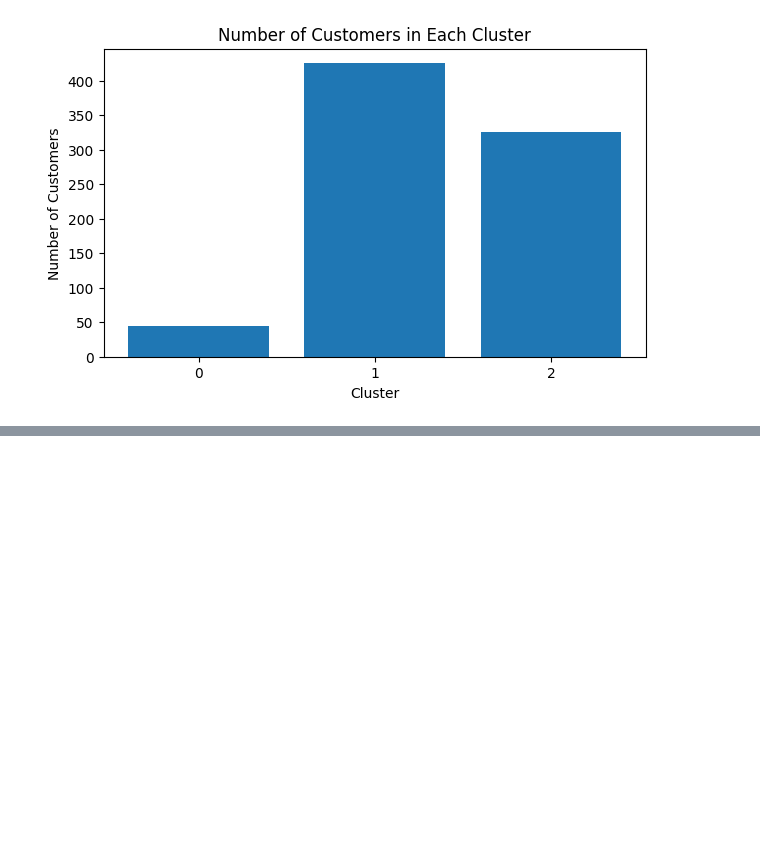
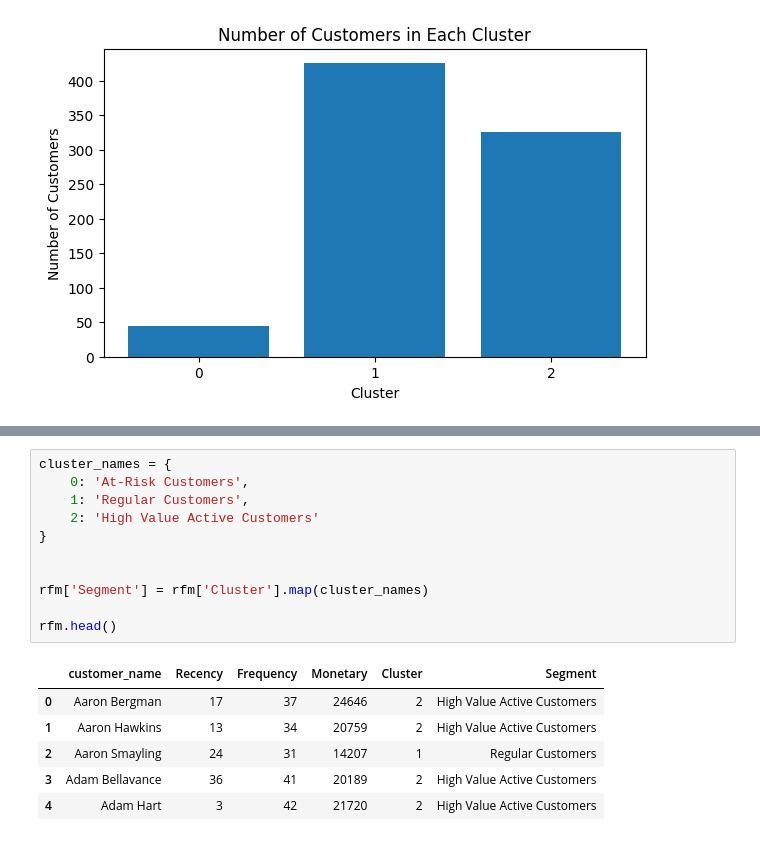
Before and after one commit to Wasimul2023/Superstore_sales_Analysis, a Jupyter notebook: Superstore_Sales_Analysis.ipynb, the cells around one changed output, grey strips where cells are left out. Cells and saved outputs as stored; diff of their text form; blank space fills up the shorter version.

```diff
--- a/Superstore_Sales_Analysis.ipynb
+++ b/Superstore_Sales_Analysis.ipynb
@@ -715,0 +794,18 @@ plt.show()
+# %%
+cluster_names = {
+    0: 'At-Risk Customers',
+    1: 'Regular Customers',
+    2: 'High Value Active Customers'
+}
+
+
+rfm['Segment'] = rfm['Cluster'].map(cluster_names)
+
+rfm.head()
+# %% [output]
+|  | customer_name | Recency | Frequency | Monetary | Cluster | Segment |
+| 0 | Aaron Bergman | 17 | 37 | 24646 | 2 | High Value Active Customers |
+| 1 | Aaron Hawkins | 13 | 34 | 20759 | 2 | High Value Active Customers |
+| 2 | Aaron Smayling | 24 | 31 | 14207 | 1 | Regular Customers |
+| 3 | Adam Bellavance | 36 | 41 | 20189 | 2 | High Value Active Customers |
+| 4 | Adam Hart | 3 | 42 | 21720 | 2 | High Value Active Customers |
```
Also changed, not shown: parts of 7 cells of this notebook.
